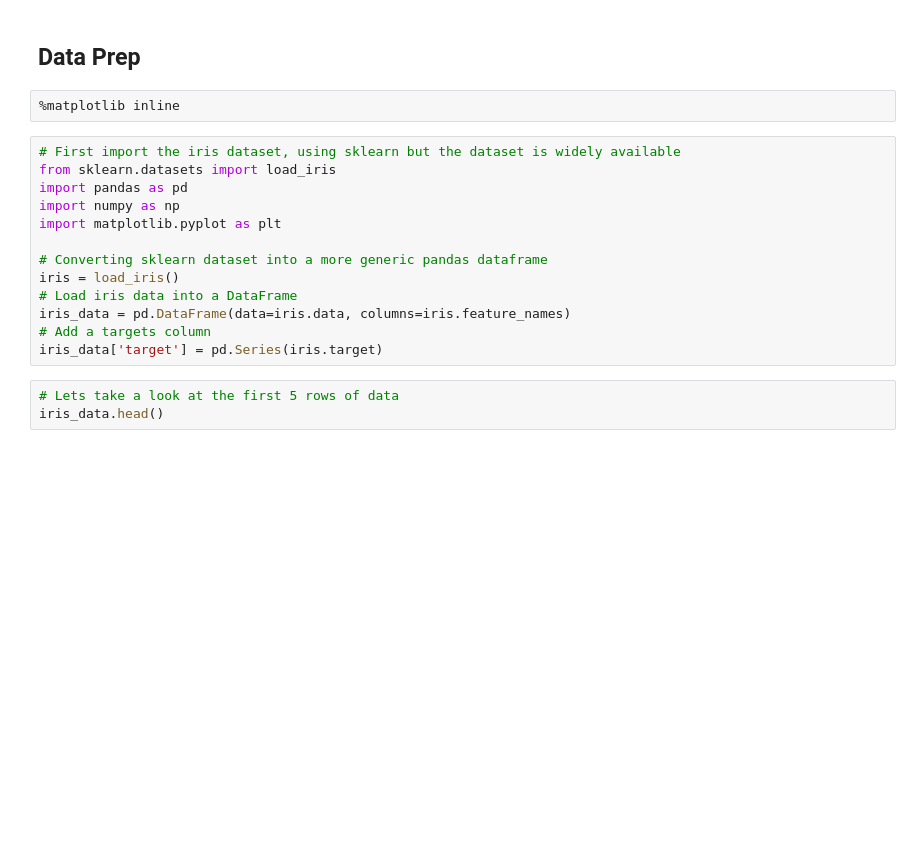
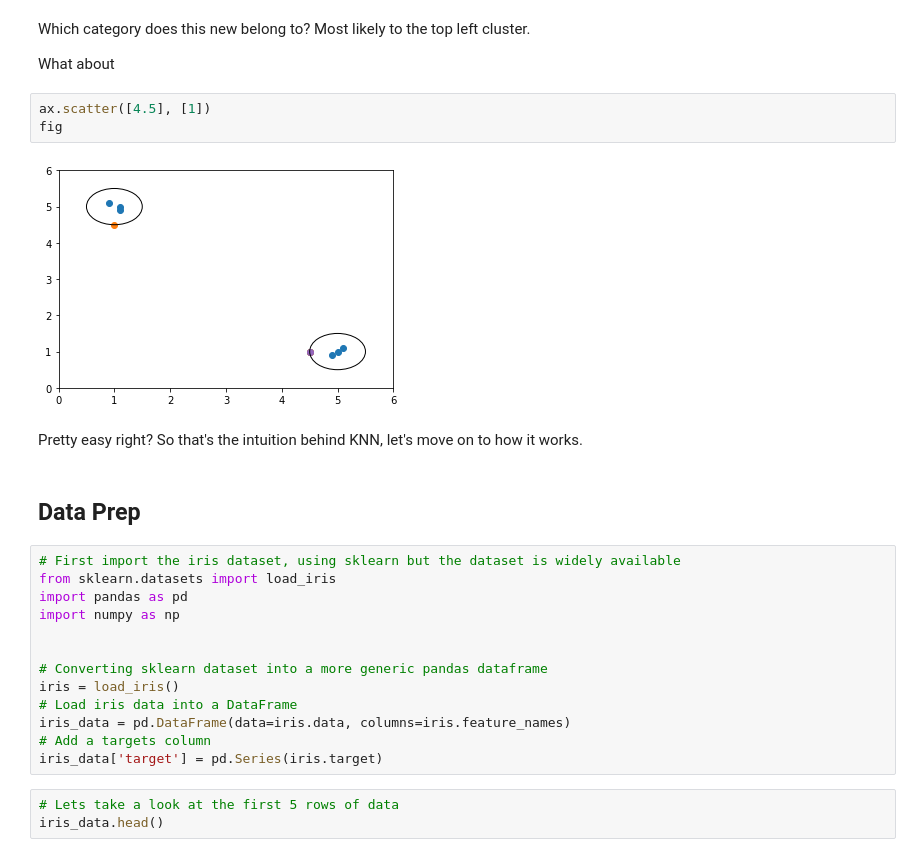
Before and after one commit to MarkFranciscus/ML-Notebooks, a Jupyter notebook: Supervised Learning - K Nearest Neighbours.ipynb, the cells around one changed output. Saved outputs shown, nothing was run; the diff lists cells and outputs as text; blank space fills up the shorter version.

```diff
--- a/Supervised Learning - K Nearest Neighbours.ipynb
+++ b/Supervised Learning - K Nearest Neighbours.ipynb
@@ -13,13 +51,22 @@ The algorithm has 3 steps
+# %% [markdown]
+Which category does this new belong to? Most likely to the top left cluster.
+
+What about
+# %%
+ax.scatter([4.5], [1])
+fig
+# %% [output]
+[figure, added]
+# %% [markdown]
+Pretty easy right? So that's the intuition behind KNN, let's move on to how it works.
 # %% [markdown]
 ## Data Prep
-# %%
-%matplotlib inline
 # %%
 # First import the iris dataset, using sklearn but the dataset is widely available
 from sklearn.datasets import load_iris
 import pandas as pd
 import numpy as np
-import matplotlib.pyplot as plt
+
 
 # Converting sklearn dataset into a more generic pandas dataframe
 iris = load_iris()
```
Also changed, not shown: parts of 11 cells of this notebook.
